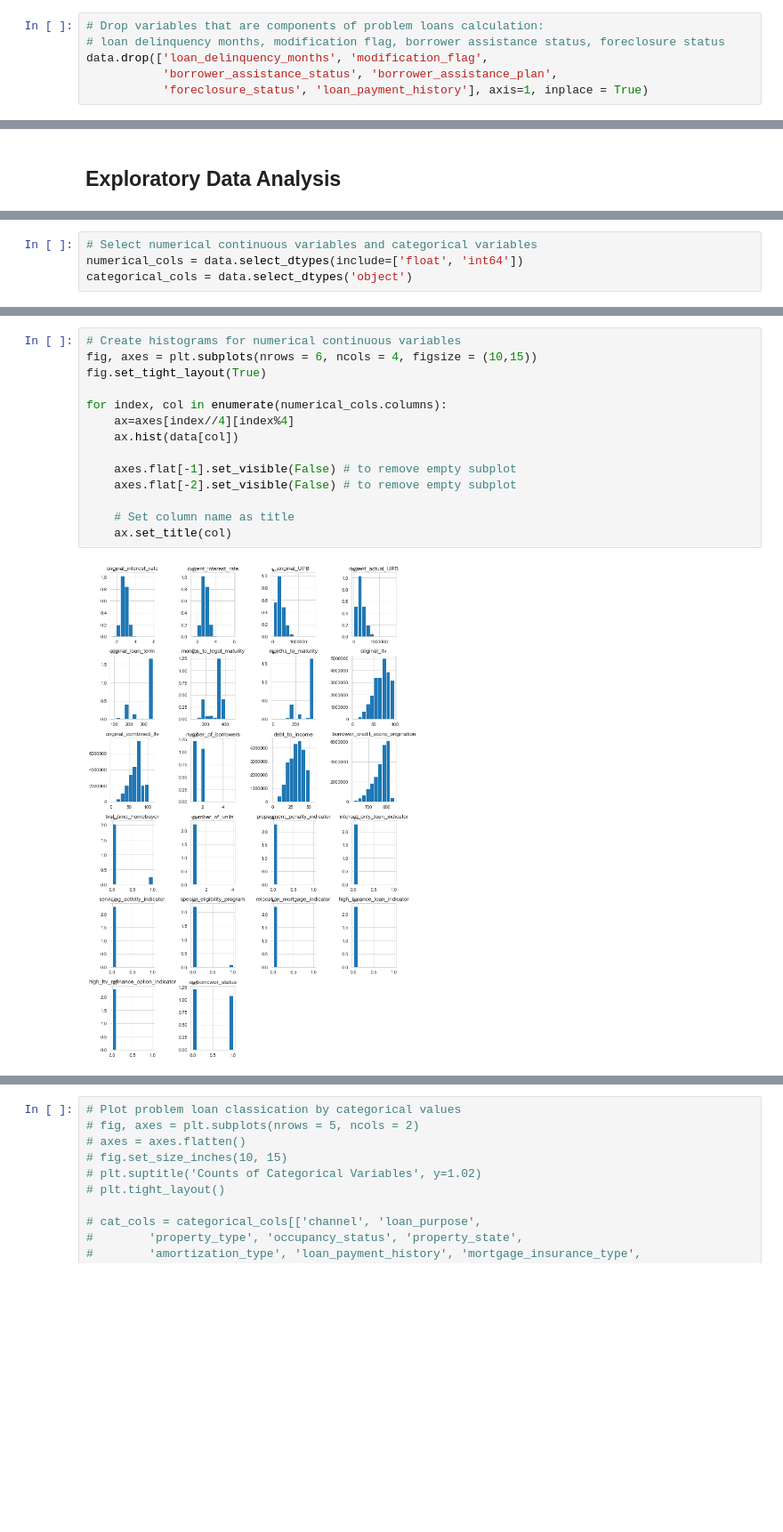
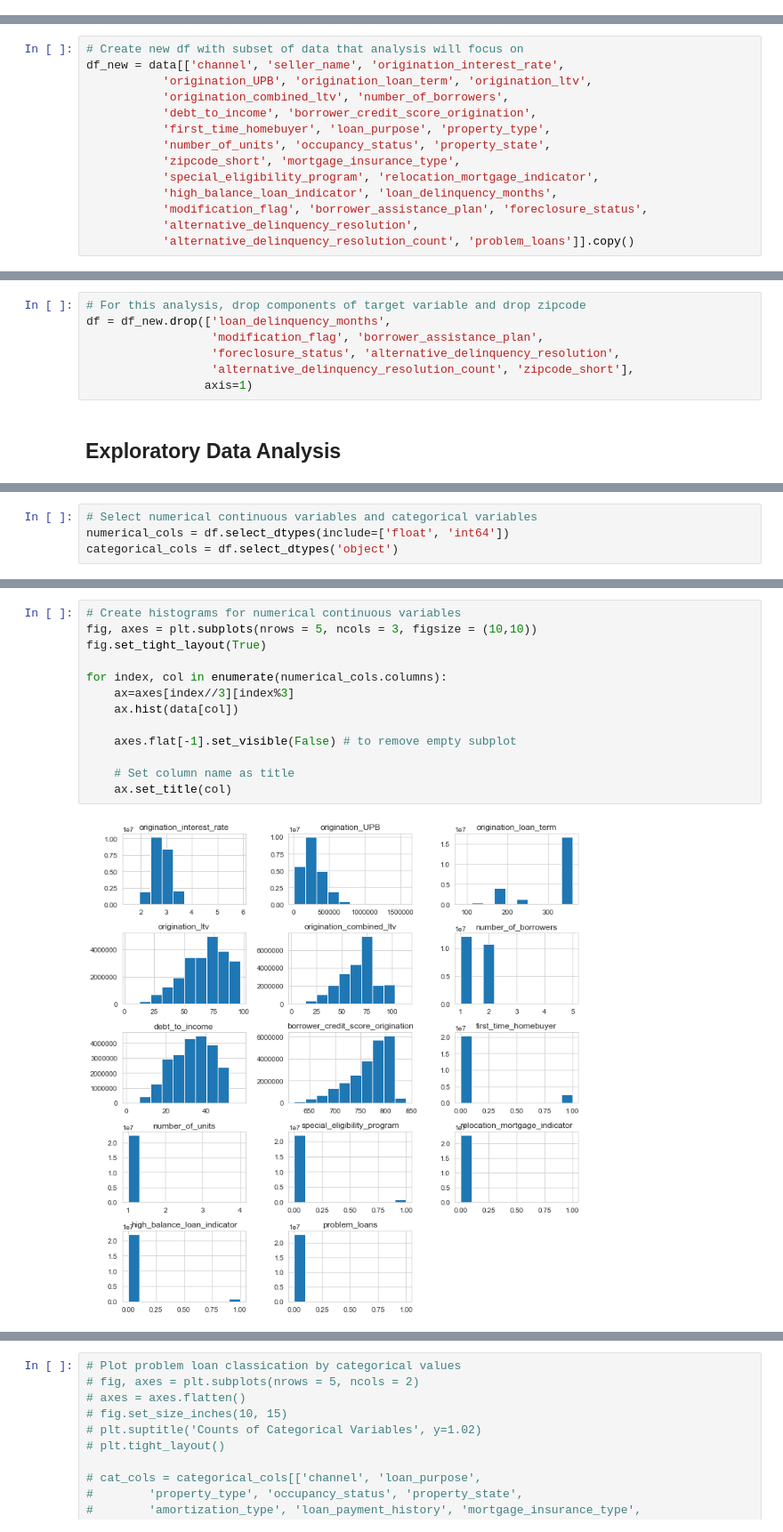
Before and after one commit to magalisolimano/predicting_problem_mortgages, a Jupyter notebook: notebook.ipynb, the cells around one changed output, grey strips where cells are left out. Shown at 89% size. Saved outputs shown, nothing was run; the diff lists cells and outputs as text; blank space fills up the shorter version.

```diff
--- a/notebook.ipynb
+++ b/notebook.ipynb
@@ -651,6 +723,0 @@ are not delayed in payments.
-# %%
-# Drop variables that are components of problem loans calculation:
-# loan delinquency months, modification flag, borrower assistance status, foreclosure status
-data.drop(['loan_delinquency_months', 'modification_flag',
-           'borrower_assistance_status', 'borrower_assistance_plan',
-           'foreclosure_status', 'loan_payment_history'], axis=1, inplace = True)
@@ -656,0 +747,14 @@ data.drop(['loan_delinquency_months', 'modification_flag',
+# %%
+# Create new df with subset of data that analysis will focus on
+df_new = data[['channel', 'seller_name', 'origination_interest_rate',
+           'origination_UPB', 'origination_loan_term', 'origination_ltv',
+           'origination_combined_ltv', 'number_of_borrowers',
+           'debt_to_income', 'borrower_credit_score_origination',
+           'first_time_homebuyer', 'loan_purpose', 'property_type',
+           'number_of_units', 'occupancy_status', 'property_state',
+           'zipcode_short', 'mortgage_insurance_type',
+           'special_eligibility_program', 'relocation_mortgage_indicator',
+           'high_balance_loan_indicator', 'loan_delinquency_months',
+           'modification_flag', 'borrower_assistance_plan', 'foreclosure_status',
+           'alternative_delinquency_resolution',
+           'alternative_delinquency_resolution_count', 'problem_loans']].copy()
@@ -657,3 +780,10 @@ data.drop(['loan_delinquency_months', 'modification_flag',
+# %%
+# For this analysis, drop components of target variable and drop zipcode
+df = df_new.drop(['loan_delinquency_months',
+                  'modification_flag', 'borrower_assistance_plan',
+                  'foreclosure_status', 'alternative_delinquency_resolution',
+                  'alternative_delinquency_resolution_count', 'zipcode_short'],
+                 axis=1)
 # %% [markdown]
 ## Exploratory Data Analysis
 # %%
@@ -679,7 +809,7 @@ memory usage: 6.0+ GB
 # %%
 # Select numerical continuous variables and categorical variables
-numerical_cols = data.select_dtypes(include=['float', 'int64'])
-categorical_cols = data.select_dtypes('object')
+numerical_cols = df.select_dtypes(include=['float', 'int64'])
+categorical_cols = df.select_dtypes('object')
 # %%
 numerical_cols.columns
 # %% [output]
@@ -704,20 +828,19 @@ Index(['channel', 'seller_name', 'servicer_name', 'loan_purpose',
       dtype='object')
 # %%
 # Create histograms for numerical continuous variables
-fig, axes = plt.subplots(nrows = 6, ncols = 4, figsize = (10,15))
+fig, axes = plt.subplots(nrows = 5, ncols = 3, figsize = (10,10))
 fig.set_tight_layout(True)
 
 for index, col in enumerate(numerical_cols.columns):
-    ax=axes[index//4][index%4]
+    ax=axes[index//3][index%3]
     ax.hist(data[col])
 
     axes.flat[-1].set_visible(False) # to remove empty subplot
-    axes.flat[-2].set_visible(False) # to remove empty subplot
 
     # Set column name as title
     ax.set_title(col)
 # %% [output]
-[figure, old version]
+[figure, new version]
 # %%
 # Examine distribution of target variable
 print(data['problem_loans'].value_counts())
```
Also changed, not shown: parts of 152 cells of this notebook.
